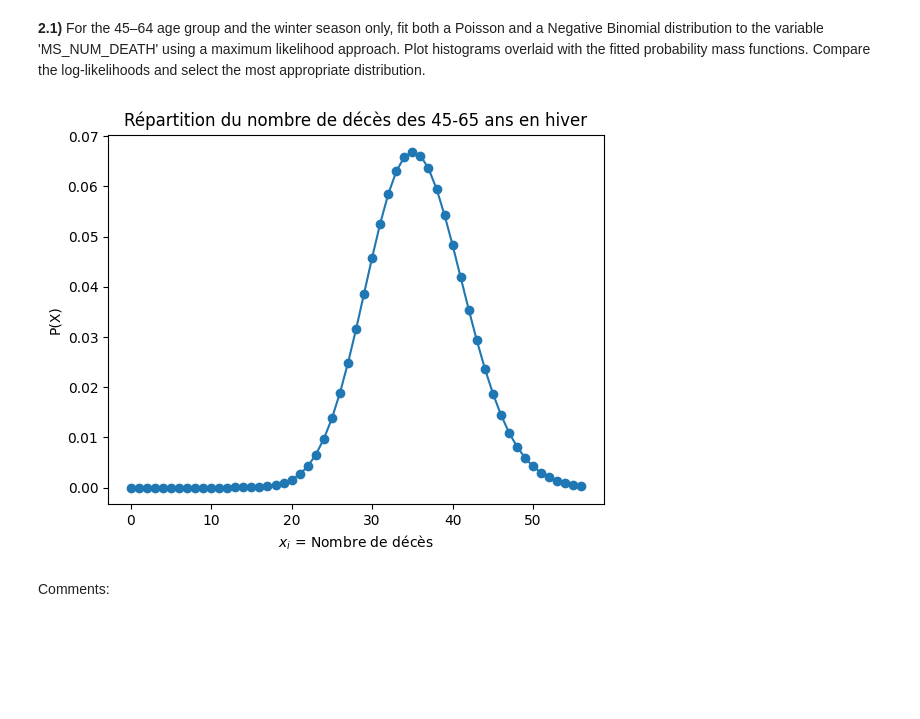
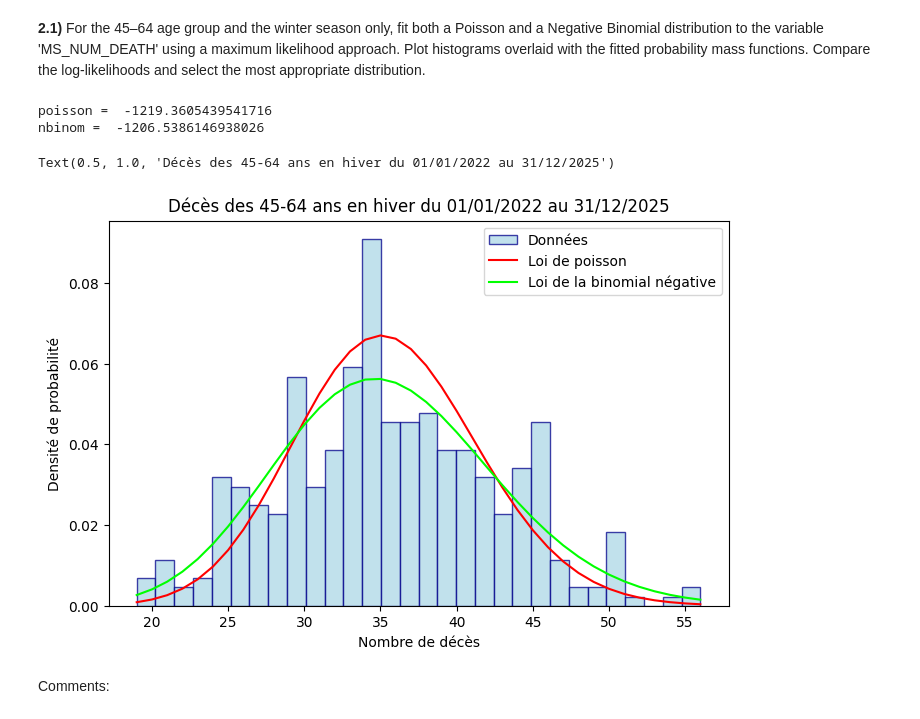
Before and after one commit to IvanGregoire/Hackathon_1, a Jupyter notebook: Hackathon_26_27.ipynb, the cells around one changed output. Saved outputs shown, nothing was run; the diff lists cells and outputs as text; code cells hidden in the pictures; blank space fills up the shorter version.

```diff
--- a/Hackathon_26_27.ipynb
+++ b/Hackathon_26_27.ipynb
@@ -95,24 +95,44 @@ Comments:
 # %%
 # Code here
 import numpy as np
-from scipy.stats import poisson #pmf(k, mu, loc=0) k est la valeur dont on veut la proba
-from scipy.stats import nbinom
-values = data.loc[(data["CD_AGEGROUP"] == "45-64") & (data["season"] == "winter"), "MS_NUM_DEATH"]
+from scipy.stats import poisson #https://docs.scipy.org/doc/scipy/reference/generated/scipy.stats.poisson.html
+from scipy.stats import nbinom #https://docs.scipy.org/doc/scipy/reference/generated/scipy.stats.nbinom.html
+values = data.loc[(data["CD_AGEGROUP"] == "45-64") & (data["season"] == "winter"), "MS_NUM_DEATH"]  #Pas de .tolist() car on a besoin de faire des opérations de données
 #print(values)
-lambda_poisson = values.mean() #Nombre de décès moyen
+likelihood_poisson = poisson.logpmf(values, mu=values.mean()) #P(X=k) = (lambda^k * e^-lambda)/k! ; log(P(X=k)) = k*log(lambda) - lambda - log(k!) mu = moyenne empirique (méthode des moments)
+L_poisson = likelihood_poisson.sum() #log(L(lambda)) = somme(log(P(X=k))) ; log(L(lambda)) = somme(k*log(lambda) - lambda - log(k!))
 
-x = np.arange(0, values.max() +1) #La distribution du nombre de décès => 0 au max observé (xi est le nombre de décès)
+n_ = (values.mean()**2)/(values.var() - values.mean())
+p_ = (values.mean()/values.var())
 
-X_poisson = poisson.pmf(x, mu=lambda_poisson) #Xi est la proba du décès (.pmf est pour les variables discètes et .pdf pour les continues)
-#Il faut encore faire la binomiale négative et le likelihoods, mais je ferai ça plus tard
+#Problème, il faut trouver les estimateurs n et p pour la loi binomiale negative. On peut utiliser la méthode des moments (p = x/s² et n = x²/(s²-x)) ou bien utiliser scipy avec .fit() fonctionne pas :/
+likelihood_nbinom = nbinom.logpmf(values, n=n_, p=p_)  #P(X=k) = gamma(k+n)/gamma(n)k! * (1-p)^k * p^n ; log(P(X=k)) = log(gamma(k+n)) - log(gamma(n)) - log(k!) + k*log(1-p) + n*log(p)
+L_nbinom = likelihood_nbinom.sum()
 
-plt.plot(x, X_poisson, "o-")
-plt.xlabel("$x_i$ = Nombre de décès")
-plt.ylabel("P(X)")
-plt.title("Répartition du nombre de décès des 45-65 ans en hiver")
-plt.show()
+print("poisson = ", L_poisson)
+print("nbinom = ", L_nbinom) #nbinp
+#La méthode du maximum des vraissemblances revient à multiplier toutes les probas entre elles pour savoir qu'elle loi pondère le mieux. Donc plus le likelihood >>, mieux la loi (problème de surpondération possible ????) est=>ici c'est la nbinom
+# A éclaircir avec l'assistant au prochain tp
+
+
+x = np.arange(values.min(), values.max()+1)
+pmf_poisson = poisson.pmf(x, mu = values.mean())
+pmf_nbinom = nbinom.pmf(x, n = n_, p=p_)
+#https://matplotlib.org/stable/api/_as_gen/matplotlib.pyplot.hist.html
+#A faire
+plt.figure(figsize=(8,5))
+plt.hist(values, bins = 30,density = 1,facecolor='lightblue', edgecolor='darkblue', alpha = 0.75, label="Données")
+plt.plot(x, pmf_poisson, color="red",label="Loi de poisson")
+plt.plot(x, pmf_nbinom, color = 'lime',label = "Loi de la binomial négative")
+plt.legend()
+plt.xlabel("Nombre de décès")
+plt.ylabel("Densité de probabilité")
+plt.title("Décès des 45-64 ans en hiver du 01/01/2022 au 31/12/2025")
 # %% [output]
+poisson =  -1219.3605439541716
+nbinom =  -1206.5386146938026
+Text(0.5, 1.0, 'Décès des 45-64 ans en hiver du 01/01/2022 au 31/12/2025')
-[figure, old version]
+[figure, new version]
 # %% [markdown]
 Comments:
 # %% [markdown]
```
